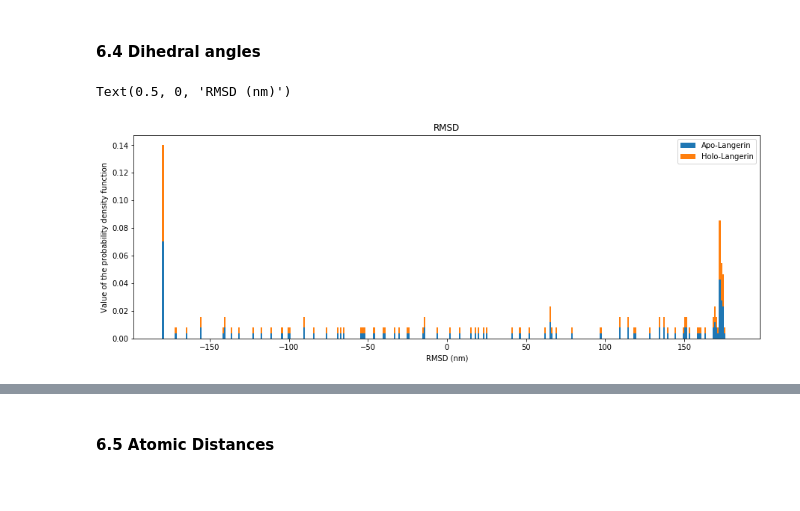
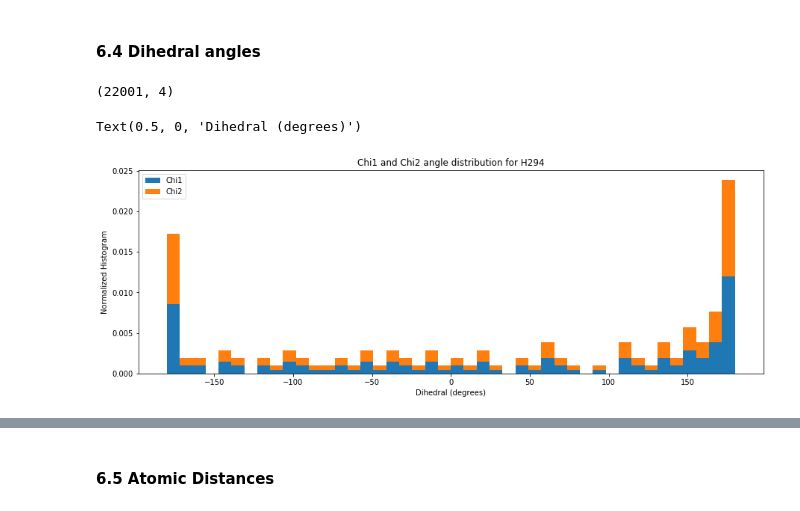
Before and after one commit to laifi/molecular-dynamics, a Jupyter notebook: e05/Exercise 5.ipynb, the cells around one changed output, grey strips where cells are left out. Saved outputs shown, nothing was run; the diff lists cells and outputs as text; code cells hidden in the pictures.

```diff
--- a/e05/Exercise 5.ipynb
+++ b/e05/Exercise 5.ipynb
@@ -83,15 +93,19 @@ chi2 = df['Chi1']
+# %%
+df.shape
+# %% [output]
+(22001, 4)
 # %%
-bins = np.linspace(-180, 180, 360)
-# hist_chi1, bins_chi1 = np.histogram((chi1 - 1) * 180, density = True, bins=bins)
-fig = plt.figure(figsize=(15, 5))
-plt.hist([(chi1 - 0.5) * 360, (chi2 - 0.5) * 360],
-         density = True,
-         bins = bins,
-         histtype = 'barstacked')
-plt.title('RMSD')
-plt.legend(['Apo-Langerin', 'Holo-Langerin'])
-plt.ylabel('Value of the probability density function')
-plt.xlabel('RMSD (nm)')
+# bins = np.linspace(-180, 180, 45)
+# # hist_chi1, bins_chi1 = np.histogram((chi1 - 1) * 180, density = True, bins=bins)
+# fig = plt.figure(figsize=(15, 5))
+# plt.hist([gro2deg(chi1), gro2deg(chi2)],
+#          density = True,
+#          bins = bins,
+#          histtype = 'barstacked')
+# plt.title('Chi1 and Chi2 angle distribution for H294')
+# plt.legend(['Chi1', 'Chi2'])
+# plt.ylabel('Normalized Histogram')
+# plt.xlabel('Dihedral (degrees)')
 # %% [output]
-Text(0.5, 0, 'RMSD (nm)')
+Text(0.5, 0, 'Dihedral (degrees)')
-[figure, old version]
+[figure, new version]
```
Also changed, not shown: parts of 5 cells of this notebook.
